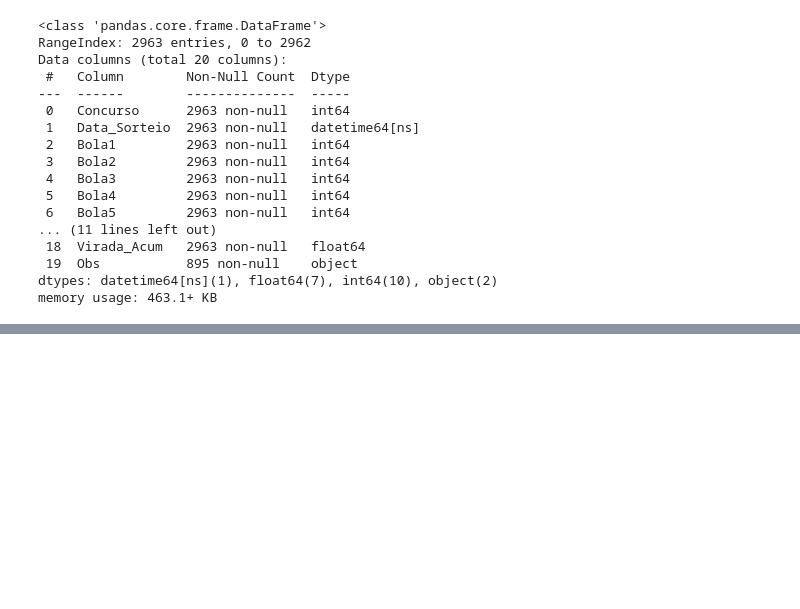
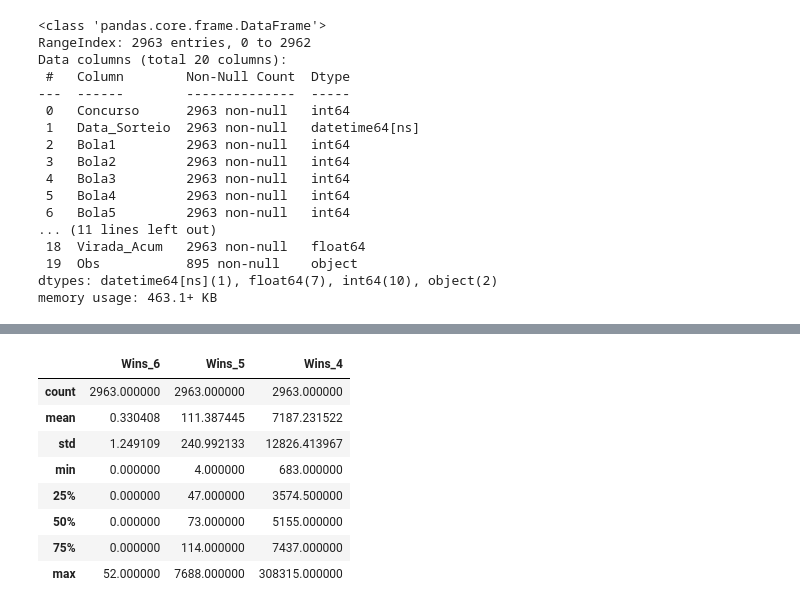
Before and after one commit to zf0rest/megasena_science, a Jupyter notebook: notebooks/analise.ipynb, the cells around one changed output, grey strips where cells are left out. Cells and saved outputs as stored; diff of their text form; code cells hidden in the pictures; blank space fills up the shorter version.

```diff
--- a/notebooks/analise.ipynb
+++ b/notebooks/analise.ipynb
@@ -178,0 +185,13 @@ plt.show()
+# %%
+win_cat = df[['Wins_6', 'Wins_5', 'Wins_4']]
+win_cat.describe()
+# %% [output]
+|  | Wins_6 | Wins_5 | Wins_4 |
+| count | 2963.000000 | 2963.000000 | 2963.000000 |
+| mean | 0.330408 | 111.387445 | 7187.231522 |
+| std | 1.249109 | 240.992133 | 12826.413967 |
+| min | 0.000000 | 4.000000 | 683.000000 |
+| 25% | 0.000000 | 47.000000 | 3574.500000 |
+| 50% | 0.000000 | 73.000000 | 5155.000000 |
+| 75% | 0.000000 | 114.000000 | 7437.000000 |
+| max | 52.000000 | 7688.000000 | 308315.000000 |
```
Also changed, not shown: parts of 10 cells of this notebook, 1 other file.
